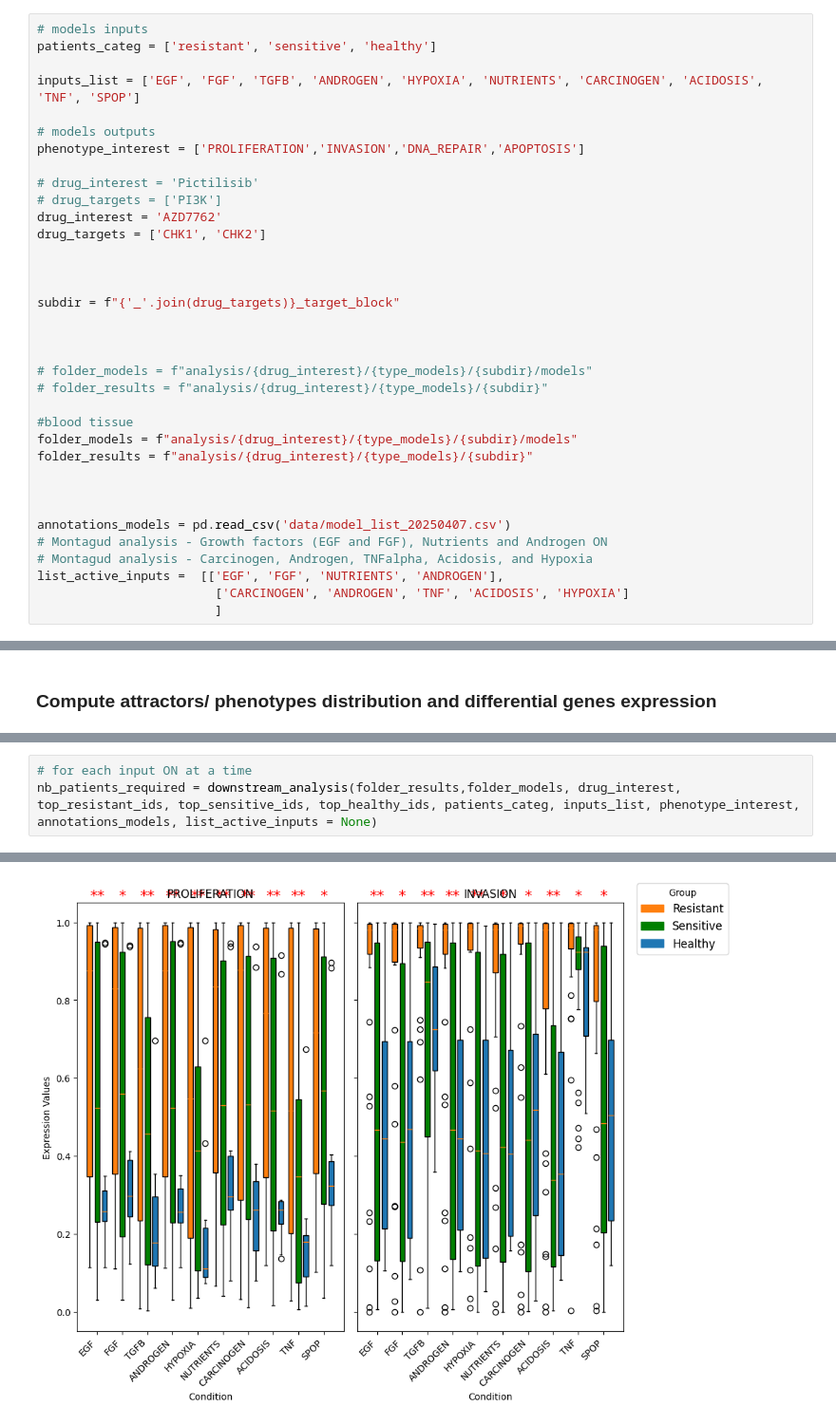
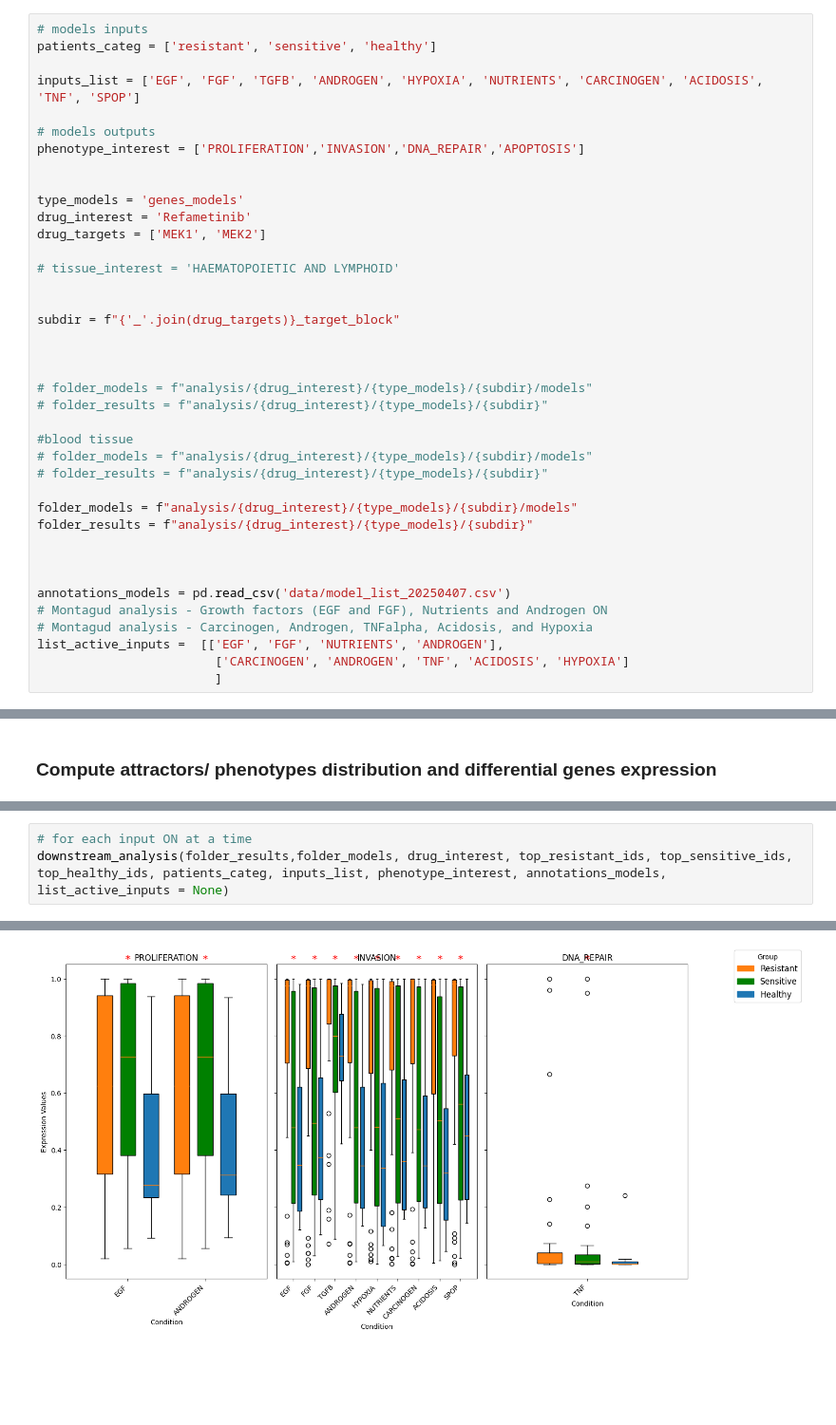
Before and after one commit to romane-gauthierj/Attractor-Resistance, a Jupyter notebook: pipeline_2.ipynb, the cells around one changed output, grey strips where cells are left out. Shown: that part at 95% size. Drawn from its saved outputs; the diff is of its cells as text; blank space fills up the shorter version.

```diff
--- a/pipeline_2.ipynb
+++ b/pipeline_2.ipynb
@@ -32,11 +30,12 @@ inputs_list = ['EGF', 'FGF', 'TGFB', 'ANDROGEN', 'HYPOXIA', 'NUTRIENTS', 'CARCIN
 # models outputs
 phenotype_interest = ['PROLIFERATION','INVASION','DNA_REPAIR','APOPTOSIS']
 
-# drug_interest = 'Pictilisib'
-# drug_targets = ['PI3K']
-drug_interest = 'AZD7762'
-drug_targets = ['CHK1', 'CHK2']
 
+type_models = 'genes_models'
+drug_interest = 'Refametinib'
+drug_targets = ['MEK1', 'MEK2']
+
+# tissue_interest = 'HAEMATOPOIETIC AND LYMPHOID'
 
 
 subdir = f"{'_'.join(drug_targets)}_target_block"
@@ -47,6 +46,9 @@ subdir = f"{'_'.join(drug_targets)}_target_block"
 # folder_results = f"analysis/{drug_interest}/{type_models}/{subdir}"
 
 #blood tissue
+# folder_models = f"analysis/{drug_interest}/{type_models}/{subdir}/models"
+# folder_results = f"analysis/{drug_interest}/{type_models}/{subdir}"
+
 folder_models = f"analysis/{drug_interest}/{type_models}/{subdir}/models"
 folder_results = f"analysis/{drug_interest}/{type_models}/{subdir}"
 
@@ -129,4 +86,4 @@ Saved final phenotype table to: analysis/AZD7762/genes_models/CHK1_CHK2_target_b
 # %%
 # for each input ON at a time
-nb_patients_required = downstream_analysis(folder_results,folder_models, drug_interest, top_resistant_ids, top_sensitive_ids, top_healthy_ids, patients_categ, inputs_list, phenotype_interest, annotations_models, list_active_inputs = None)
+downstream_analysis(folder_results,folder_models, drug_interest, top_resistant_ids, top_sensitive_ids, top_healthy_ids, patients_categ, inputs_list, phenotype_interest, annotations_models, list_active_inputs = None)
 # %% [output]
@@ -134,4 +91,4 @@ nb_patients_required = downstream_analysis(folder_results,folder_models, drug_in
-[figure, old version]
+[figure, new version]
 You are setting values through chained assignment. Currently this works in certain cases, but when using Copy-on-Write (which will become the default behaviour in pandas 3.0) this will never work to u ...
 A typical example is when you are setting values in a column of a DataFrame, like:
 
```
Also changed, not shown: parts of 8 cells of this notebook, 15 other files.
